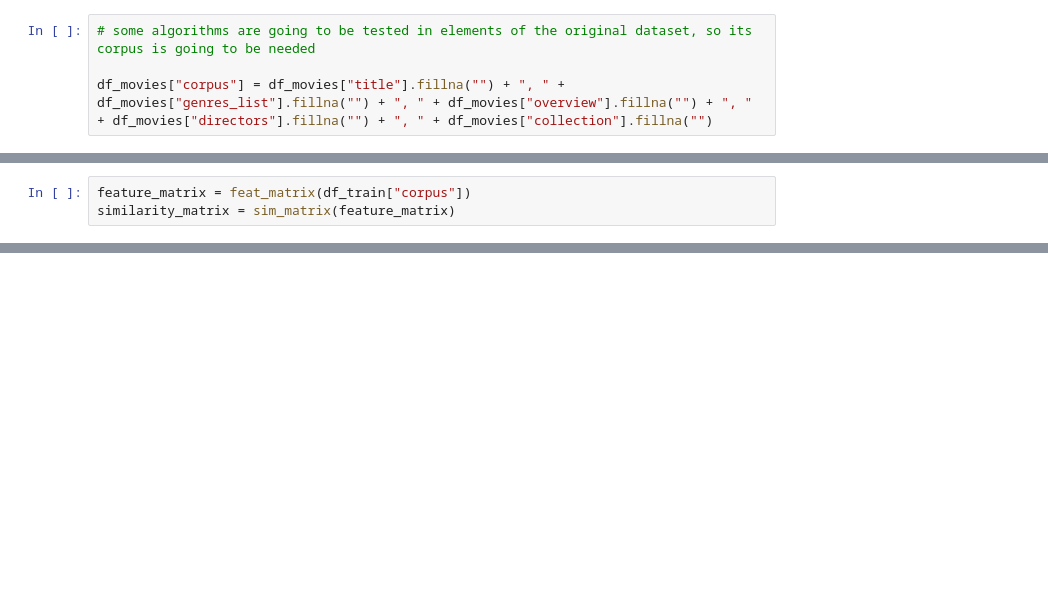
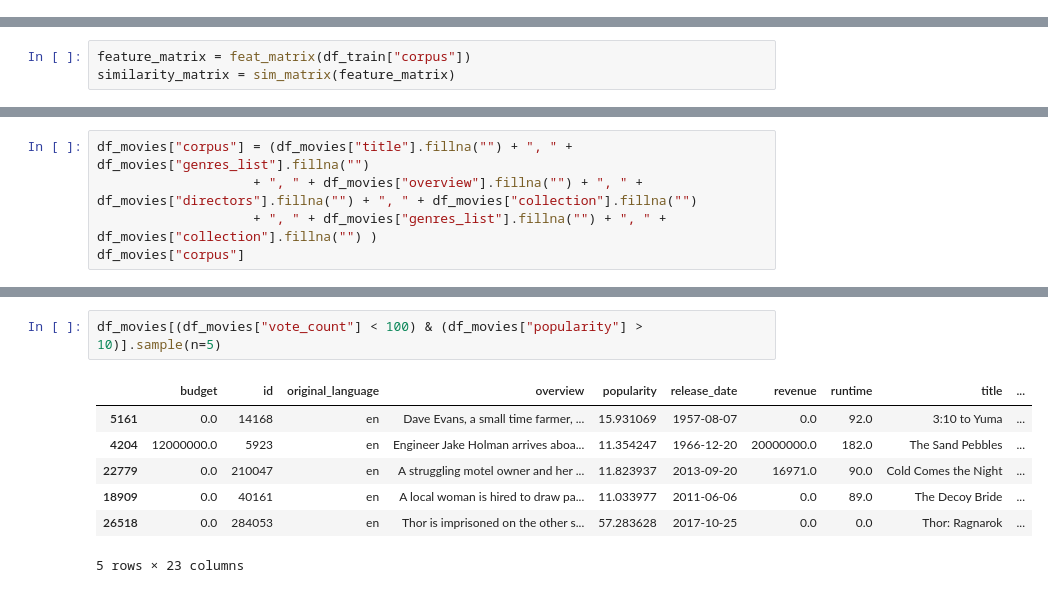
Before and after one commit to cristhianc001/Movie-Recommendation-System, a Jupyter notebook: notebooks/4. Recommendation Model.ipynb, the cells around one changed output, grey strips where cells are left out. Saved outputs shown, nothing was run; the diff lists cells and outputs as text; blank space fills up the shorter version.

Commit message:
sorted dataframes, finished model notebook

```diff
--- a/notebooks/4. Recommendation Model.ipynb
+++ b/notebooks/4. Recommendation Model.ipynb
@@ -225,5 +232 @@ df_train["corpus"]
 Name: corpus, Length: 6050, dtype: object
-# %%
-# some algorithms are going to be tested in elements of the original dataset, so its corpus is going to be needed
-
-df_movies["corpus"] = df_movies["title"].fillna("") + ", " + df_movies["genres_list"].fillna("") + ", " + df_movies["overview"].fillna("") + ", " + df_movies["directors"].fillna("") + ", " + df_movies["collection"].fillna("")
@@ -578,0 +632,5 @@ df_movies[(df_movies["vote_count"] < 100) & (df_movies["popularity"] > 10)]
+# %%
+df_movies["corpus"] = (df_movies["title"].fillna("") + ", " + df_movies["genres_list"].fillna("")
+                    + ", " + df_movies["overview"].fillna("") + ", " + df_movies["directors"].fillna("") + ", " + df_movies["collection"].fillna("")
+                    + ", " + df_movies["genres_list"].fillna("") + ", " + df_movies["collection"].fillna("") )
+df_movies["corpus"]
@@ -578,0 +650,10 @@ df_movies[(df_movies["vote_count"] < 100) & (df_movies["popularity"] > 10)]
+# %%
+df_movies[(df_movies["vote_count"] < 100) & (df_movies["popularity"] > 10)].sample(n=5)
+# %% [output]
+|  | budget | id | original_language | overview | popularity | release_date | revenue | runtime | title | ... |
+| 5161 | 0.0 | 14168 | en | Dave Evans, a small time farmer, ... | 15.931069 | 1957-08-07 | 0.0 | 92.0 | 3:10 to Yuma | ... |
+| 4204 | 12000000.0 | 5923 | en | Engineer Jake Holman arrives aboa... | 11.354247 | 1966-12-20 | 20000000.0 | 182.0 | The Sand Pebbles | ... |
+| 22779 | 0.0 | 210047 | en | A struggling motel owner and her ... | 11.823937 | 2013-09-20 | 16971.0 | 90.0 | Cold Comes the Night | ... |
+| 18909 | 0.0 | 40161 | en | A local woman is hired to draw pa... | 11.033977 | 2011-06-06 | 0.0 | 89.0 | The Decoy Bride | ... |
+| 26518 | 0.0 | 284053 | en | Thor is imprisoned on the other s... | 57.283628 | 2017-10-25 | 0.0 | 0.0 | Thor: Ragnarok | ... |
+5 rows × 23 columns
```
Also changed, not shown: parts of 77 cells of this notebook, 2 other files.
